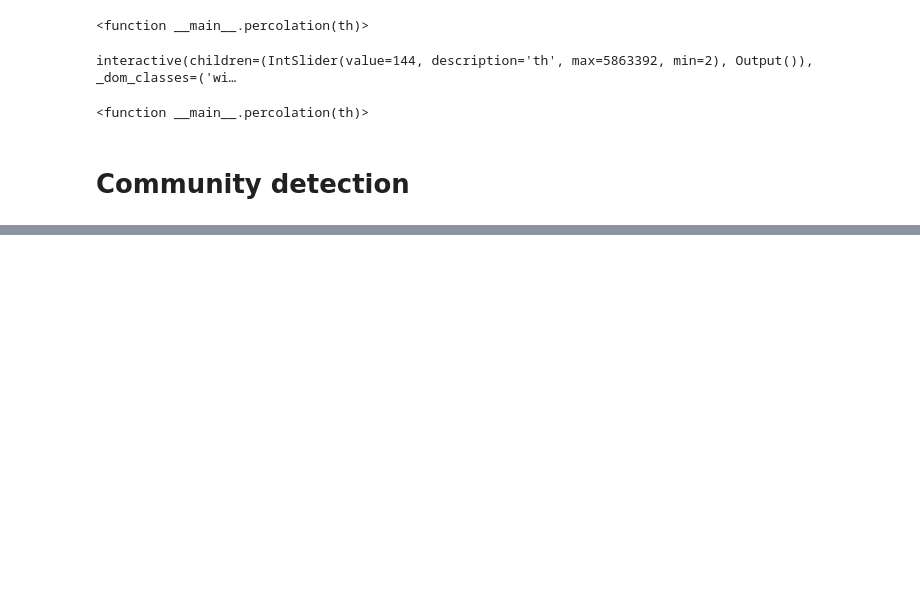
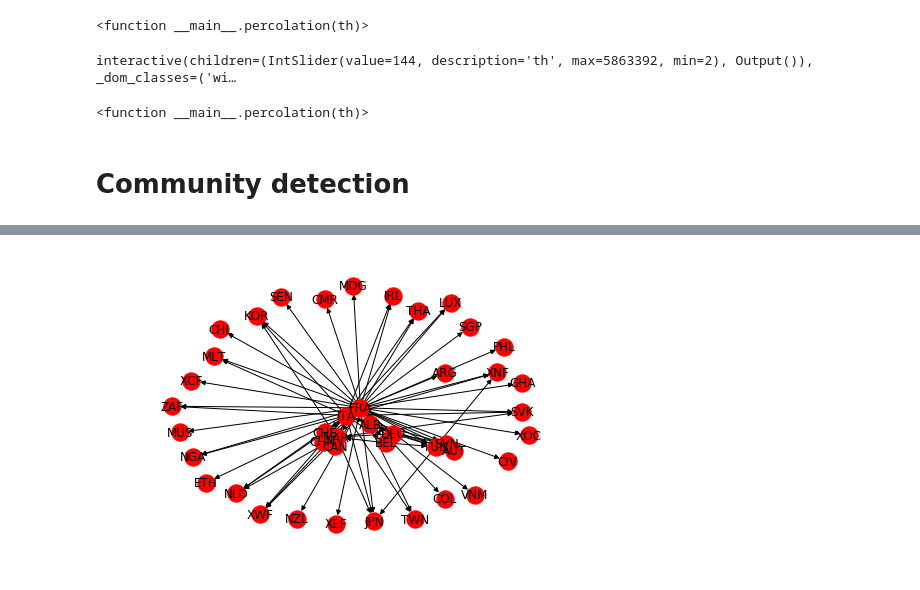
Before and after one commit to federiconutarelli/mena, a Jupyter notebook: LAVORO_MENA_DEFINITIVO.ipynb, the cells around one changed output, grey strips where cells are left out. Drawn from its saved outputs; the diff is of its cells as text; code cells hidden in the pictures; blank space fills up the shorter version.

```diff
--- a/LAVORO_MENA_DEFINITIVO.ipynb
+++ b/LAVORO_MENA_DEFINITIVO.ipynb
@@ -676,0 +684,41 @@ plt.show()
+# %%
+comm=[]
+
+for i in set(partition.values()) :
+    list_nodes = [nodes for nodes in partition.keys()
+                                if partition[nodes] == i]
+    comm.append(list_nodes)
+# %%
+def common_elements(list1, list2):
+    return [element for element in list1 if element in list2]
+# %%
+#FIRST SUBGRAPH: FIRST COMMUNITY
+
+First_community_graph=nx.DiGraph()
+for i in comm[0]:
+    for j in range(42):
+        First_community_graph.add_edge(i,comm[0][j])
+edges =[ii for ii in list(First_community_graph.edges.data('weight'))]
+
+
+edges_perc_edges_only = []
+for i in range(386):
+    a=edges_perc[i][:2]
+    edges_perc_edges_only.append(a)
+
+edges_edges_only = []
+for i in range(903):
+    b=edges[i][:2]
+    edges_edges_only.append(b)
+# %%
+First_community = nx.DiGraph()
+elementi_comuni = common_elements(edges_edges_only,edges_perc_edges_only)
+for j in range(80):
+    nodo_1=elementi_comuni[j][0]
+    nodo_2=elementi_comuni[j][1]
+    First_community.add_edge(nodo_1,nodo_2)
+# %%
+pos = nx.random_layout(First_community)
+nx.draw(First_community, node_size=300, with_labels=True)
+# %% [output]
+[figure, added]
```
Also changed, not shown: parts of 10 cells of this notebook.
